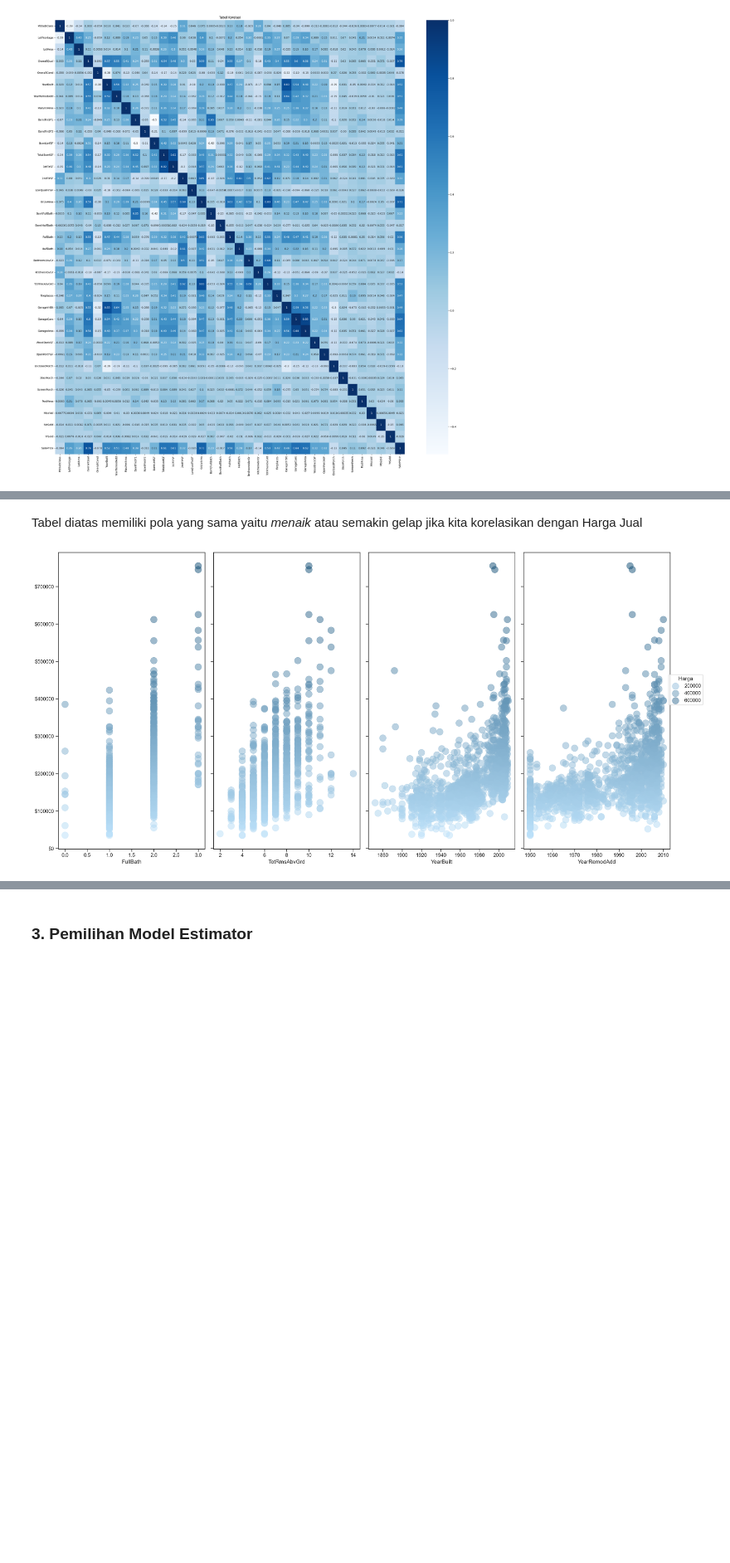
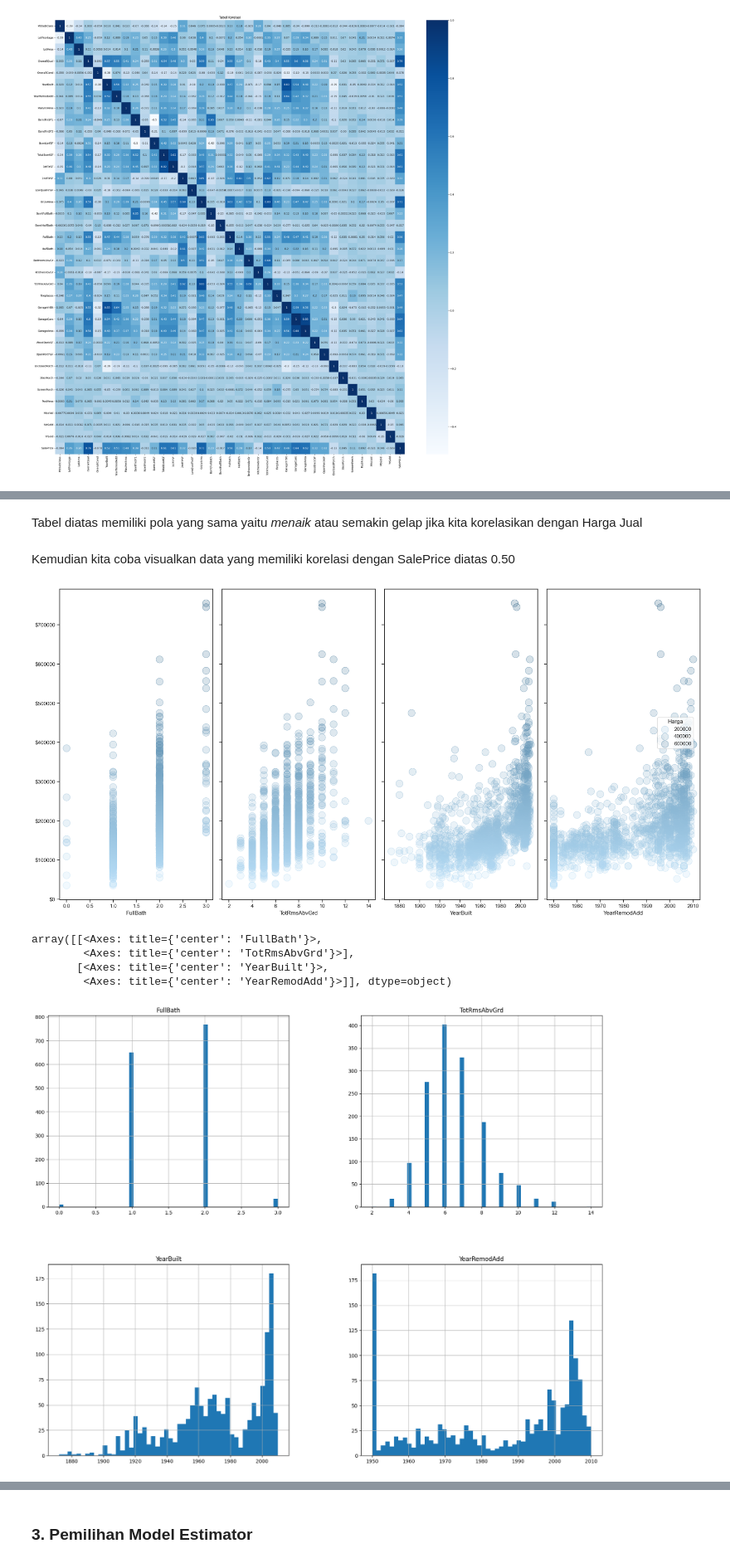
Before and after one commit to arya475/Data-Science-house-price-predict, a Jupyter notebook: main.ipynb, the cells around one changed output, grey strips where cells are left out. Shown at 83% size. Cells and saved outputs as stored; diff of their text form; code cells hidden in the pictures; blank space fills up the shorter version.

```diff
--- a/main.ipynb
+++ b/main.ipynb
@@ -111,7 +101,10 @@ Name: OverallQual, dtype: float64
 # %%
-p = so.Plot(df_tipe_num, y='SalePrice', color='SalePrice').theme(axes_style("ticks")) #Tabel Plot untuk mengetahui harga
+p = so.Plot(df_tipe_num, y='SalePrice', color='SalePrice').theme(axes_style("ticks")) # Tabel Plot untuk mengetahui harga dengan variabel yang memiliki korelasi tinggi
 p.add(so.Dots(alpha=.5, pointsize=15)).scale(
     y=so.Continuous().label(like="${x:g}"),
     color=so.Continuous(('#BBE1FA', '#0F4C75'))
-    ).layout(size=(20,10)).pair(x=['OverallQual', 'GrLivArea','GarageCars','GarageArea','TotalBsmtSF','1stFlrSF']).label( color='Harga', y='', legend="Measurement").show()
+    ).layout(size=(20,8)).pair(x=['OverallQual', 'GrLivArea','GarageCars','GarageArea','TotalBsmtSF','1stFlrSF']).label(y='', legend="Measurement").show()
+
+cor_pertama = df_tipe_num[['OverallQual', 'GrLivArea','GarageCars','GarageArea','TotalBsmtSF','1stFlrSF']]
+cor_pertama.hist(figsize=(20, 16), bins=50, xlabelsize=10, ylabelsize=10)
 # %% [output]
@@ -119,10 +119,19 @@ p.add(so.Dots(alpha=.5, pointsize=15)).scale(
+# %% [markdown]
+Tabel diatas memiliki pola yang sama yaitu *menaik* atau semakin gelap jika kita korelasikan dengan Harga Jual
 # %% [markdown]
-Tabel diatas memiliki pola yang sama yaitu *menaik* atau semakin gelap jika kita korelasikan dengan Harga Jual
+Kemudian kita coba visualkan data yang memiliki korelasi dengan SalePrice diatas 0.50
 # %%
-q = so.Plot(df_tipe_num, y='SalePrice', color='SalePrice').theme(axes_style("ticks"))
-q.add(so.Dot(alpha=.5, pointsize=15)).scale(
+p.add(so.Dots(alpha=.5, pointsize=15)).scale(
     y=so.Continuous().label(like="${x:g}"),
     color=so.Continuous(('#BBE1FA', '#0F4C75'))
-    ).layout(size=(20,10)).label().pair(x=['FullBath','TotRmsAbvGrd','YearBuilt','YearRemodAdd']).label( color='Harga', y='')
+    ).layout(size=(20,10)).label().pair(x=['FullBath','TotRmsAbvGrd','YearBuilt','YearRemodAdd']).label( color='Harga', y='').show() # Tabel Plot untuk mengetahui harga dengan variabel yang memiliki korelasi sedang
+
+cor_kedua = df_tipe_num[['FullBath','TotRmsAbvGrd','YearBuilt','YearRemodAdd']]
+cor_kedua.hist(figsize=(20, 16), bins=50, xlabelsize=10, ylabelsize=10)
 # %% [output]
-[figure, old version]
+[figure, new version]
+array([[<Axes: title={'center': 'FullBath'}>,
+        <Axes: title={'center': 'TotRmsAbvGrd'}>],
+       [<Axes: title={'center': 'YearBuilt'}>,
+        <Axes: title={'center': 'YearRemodAdd'}>]], dtype=object)
+[figure, added]
```
Also changed, not shown: parts of 8 cells of this notebook.
